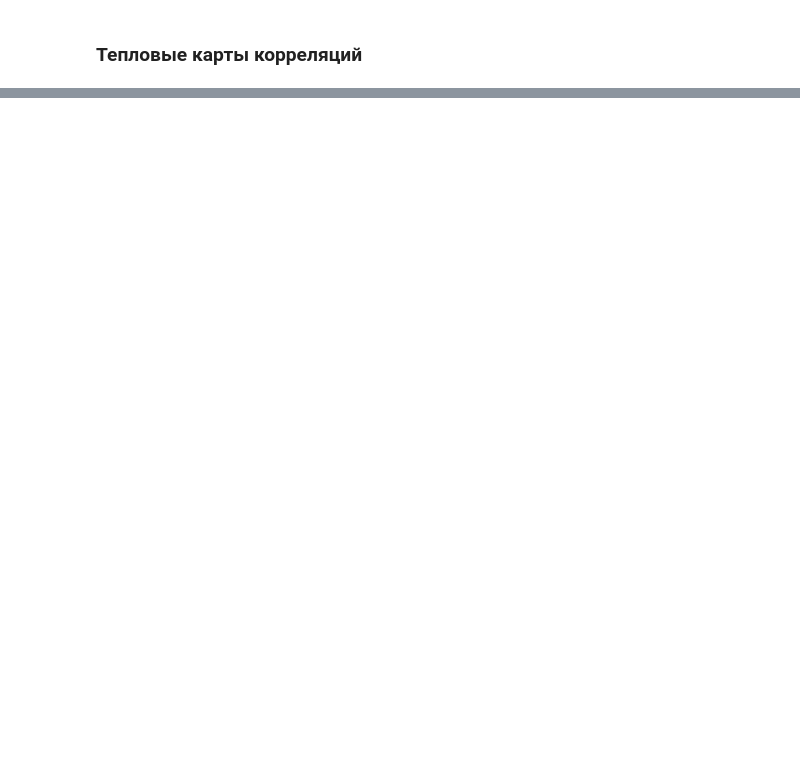
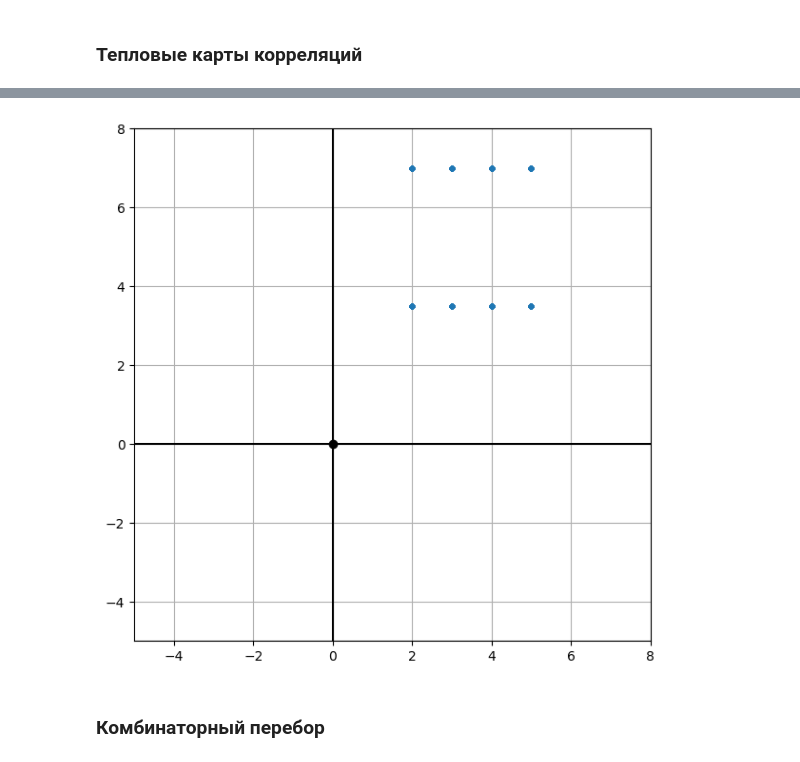
Before and after one commit to ralmetov/principal-component-analysis, a Jupyter notebook: Correlation.ipynb, the cells around one changed output, grey strips where cells are left out. Drawn from its saved outputs; the diff is of its cells as text; code cells hidden in the pictures; blank space fills up the shorter version.

```diff
--- a/Correlation.ipynb
+++ b/Correlation.ipynb
@@ -46,0 +55,18 @@ df.corr()['age']['charges']
+# %%
+plt.figure(figsize=(7,7))
+
+plt.xlim([-5,8])
+plt.ylim([-5,8])
+plt.grid()
+
+plt.plot(0,0, 'o', color = 'black')
+plt.plot(np.arange(-5,9), 0*np.arange(-5,9), '-', color = 'black' )
+plt.plot(np.arange(-5,9)*0, np.arange(-5,9), '-', color = 'black' )
+
+plt.plot(df['X6'], df['X5'], '.')
+
+plt.show()
+# %% [output]
+[figure, added]
+# %% [markdown]
+### Комбинаторный перебор
```
Also changed, not shown: parts of 12 cells of this notebook, 4 other files.
